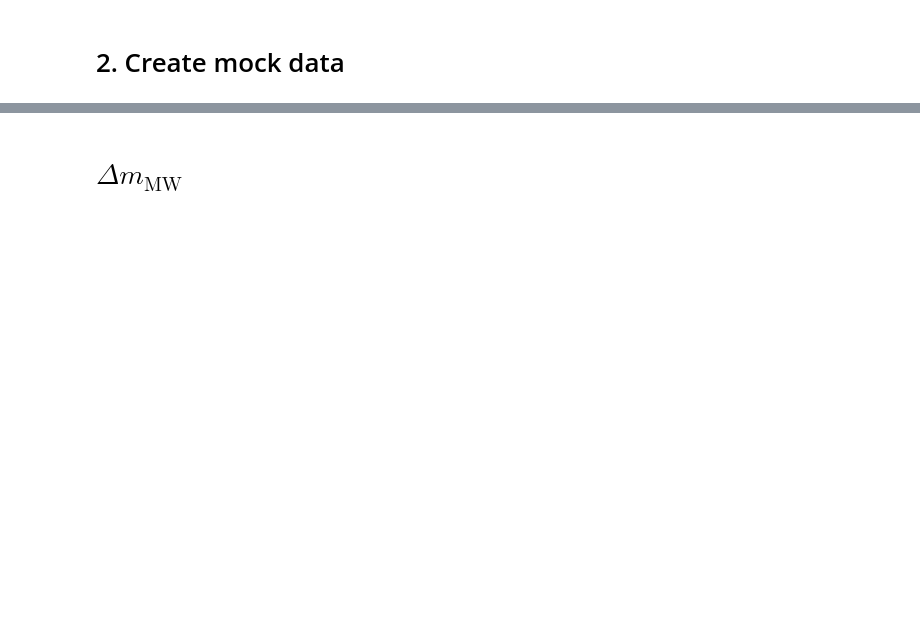
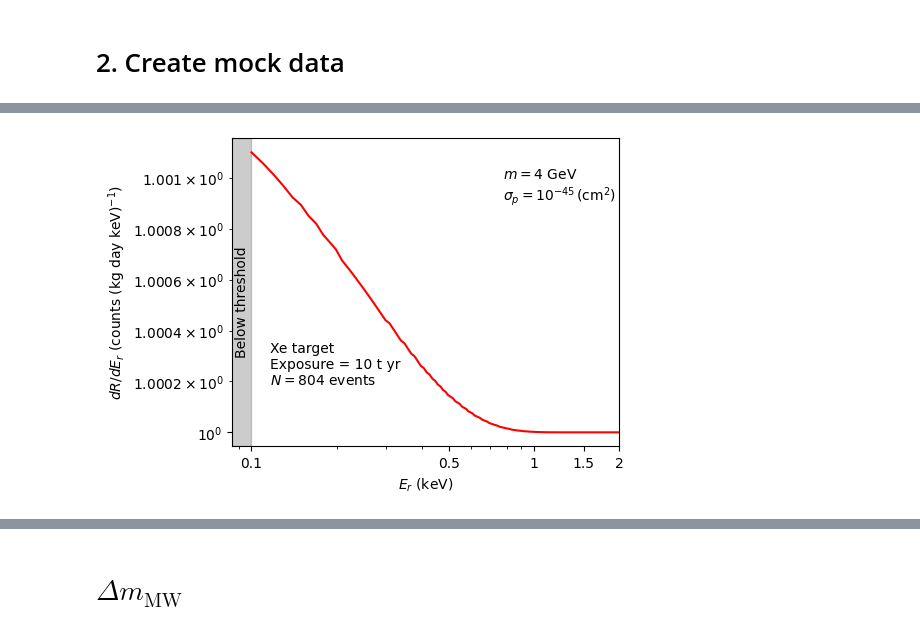
Before and after one commit to Manush19/MWlocalDM, a Jupyter notebook: Notebooks/Nuclear_recoil.ipynb, the cells around one changed output, grey strips where cells are left out. Saved outputs shown, nothing was run; the diff lists cells and outputs as text; code cells hidden in the pictures; blank space fills up the shorter version.

```diff
--- a/Notebooks/Nuclear_recoil.ipynb
+++ b/Notebooks/Nuclear_recoil.ipynb
@@ -112,0 +149,24 @@ plt.savefig('../Output/figures/nuclear/Differential_recoil.png',bbox_inches = 't
+# %%
+fig, ax = plt.subplots(figsize = (5,4))
+
+ax.plot(nr.E, nr.diffTot(m, sp, bl = 1), c = 'r')
+# ax.plot(nr.E, nr.diffTot(m, sp, bl = 0), c = 'k', ls = '--')
+ax.set_xscale('log')
+ax.set_yscale('log')
+ax.set_xlim(0.085,2)
+
+ylim = ax.get_ylim()
+ax.fill_betweenx(ylim, 0.1, 0, color = 'grey', alpha = 0.4)
+ax.set_ylim(ylim)
+ax.text(0.01, 0.3, 'Below threshold', size = 10, rotation = 90, transform = ax.transAxes)
+
+ax.set_xlabel('$E_r$ (keV)')
+ax.set_ylabel('$dR/dE_r$ (counts (kg day keV)$^{-1}$)')
+ax.text(0.7, 0.8, '$m = 4$ GeV \n$\sigma_p = 10^{-45} \, (\mathrm{cm}^2)$', transform = ax.transAxes)
+ax.text(0.1, 0.2, f'Xe target \nExposure = 10 t yr \n$N = {int(nr.totN(m, sp))}$ events', transform = ax.transAxes)
+
+ax.set_xticks([0.1, 0.5, 1, 1.5, 2], [0.1, 0.5, 1, 1.5, 2]);
+
+plt.savefig('../Output/figures/nuclear/Differential_recoil_sg.png',bbox_inches = 'tight', dpi = 300)
+# %% [output]
+[figure, added]
```
Also changed, not shown: parts of 15 cells of this notebook, 38 other files.
